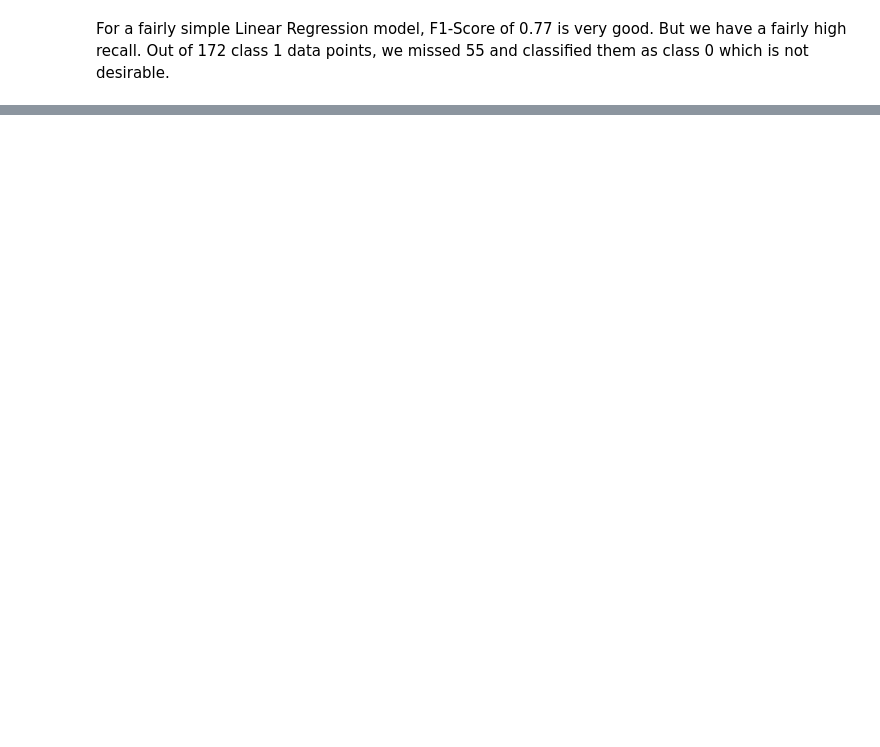
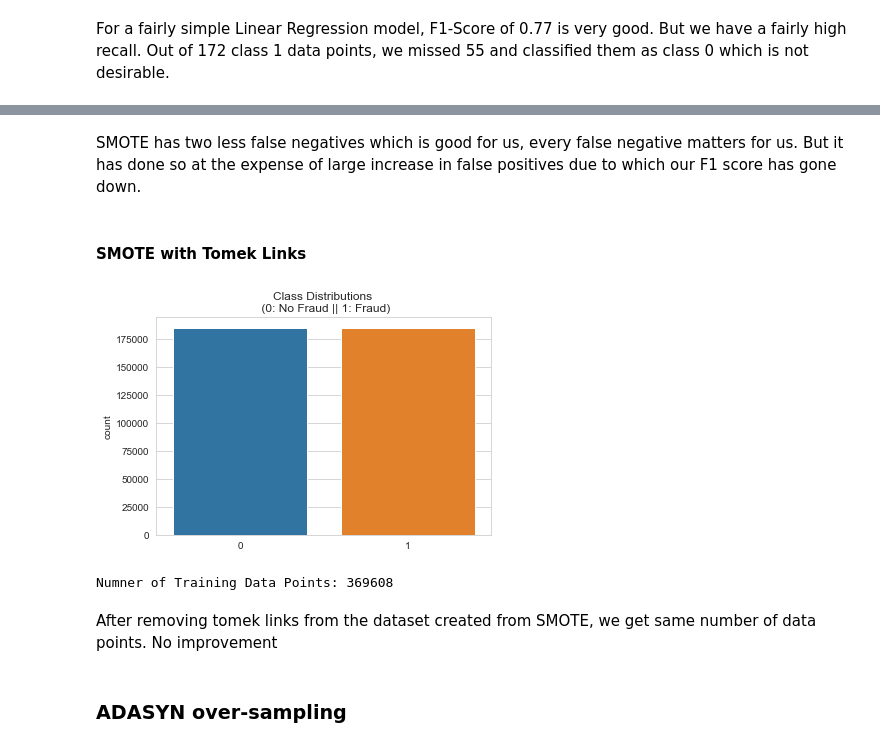
Before and after one commit to NamanJain2050/CreditCardFraudDetection, a Jupyter notebook: CCFraudDetection.ipynb, the cells around one changed output, grey strips where cells are left out. Drawn from its saved outputs; the diff is of its cells as text; code cells hidden in the pictures; blank space fills up the shorter version.

```diff
--- a/CCFraudDetection.ipynb
+++ b/CCFraudDetection.ipynb
@@ -237,0 +339,3 @@ plt.show()
+# %%
+knn.fit(X_resampled_smote, y_resampled_smote)
+pred_knn = knn.predict(x_test)
@@ -237,0 +352,20 @@ plt.show()
+# %% [markdown]
+SMOTE has two less false negatives which is good for us, every false negative matters for us. But it has done so at the expense of large increase in false positives due to which our F1 score has gone down.
+# %% [markdown]
+#### SMOTE with Tomek Links
+# %%
+tl = TomekLinks()
+# %%
+X_resampled_smote_tomek, y_resampled_smote_tomek = tl.fit_resample(X_resampled_smote, y_resampled_smote)
+# %%
+sns.countplot(x=y_resampled_smote_tomek)
+plt.title('Class Distributions \n (0: No Fraud || 1: Fraud)')
+plt.show()
+print('Numner of Training Data Points: {}'.format(len(X_resampled_smote_tomek)))
+# %% [output]
+[figure, added]
+Numner of Training Data Points: 369608
+# %% [markdown]
+After removing tomek links from the dataset created from SMOTE, we get same number of data points. No improvement
+# %% [markdown]
+### ADASYN over-sampling
```
Also changed, not shown: parts of 55 cells of this notebook, 1 other file.
